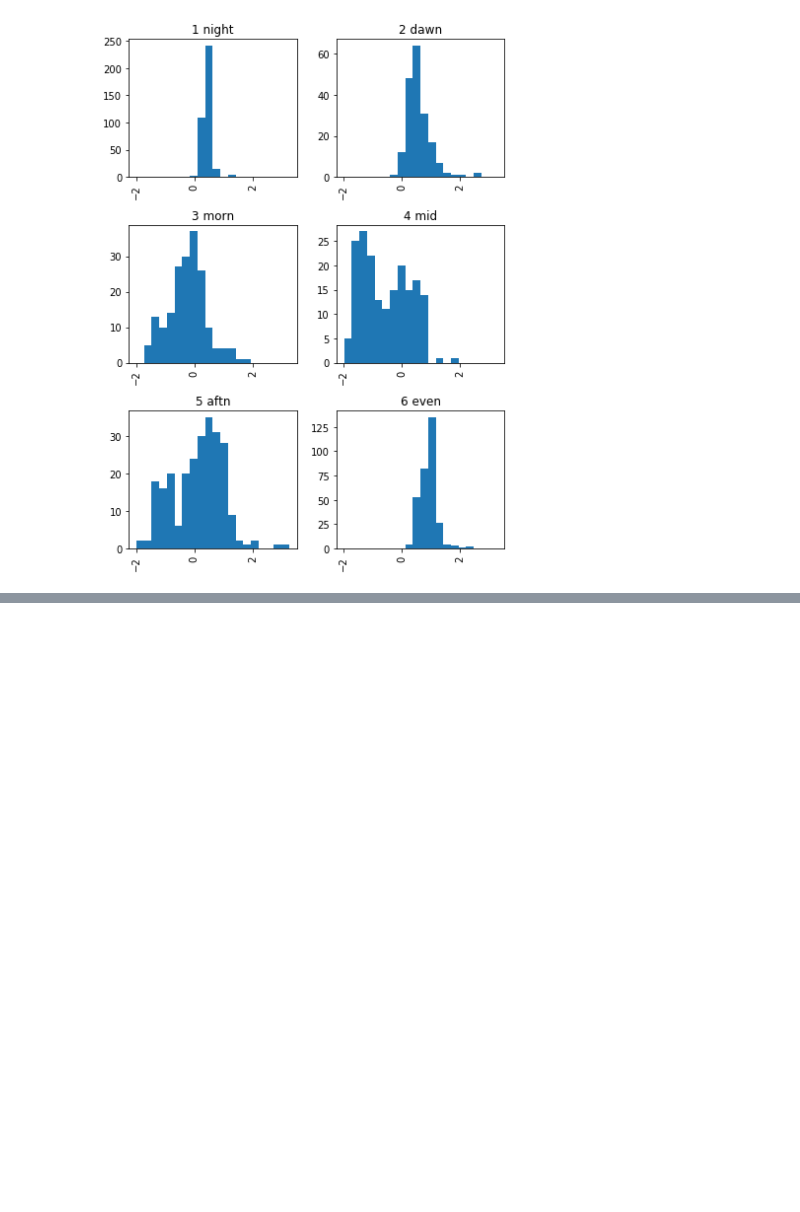
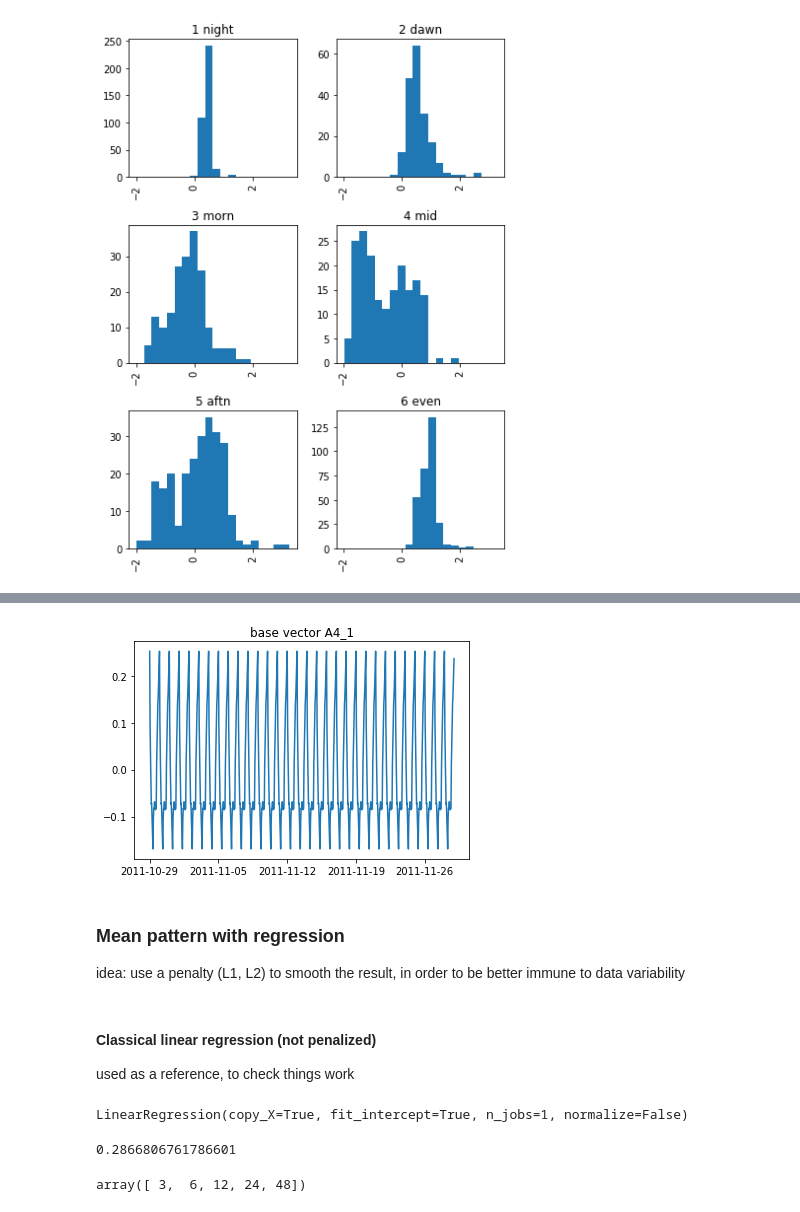
Before and after one commit to pierre-haessig/solarhome-control-bench, a Jupyter notebook: modeling/Input_Markov_model.ipynb, the cells around one changed output, grey strips where cells are left out. Drawn from its saved outputs; the diff is of its cells as text; code cells hidden in the pictures; blank space fills up the shorter version.

```diff
--- a/modeling/Input_Markov_model.ipynb
+++ b/modeling/Input_Markov_model.ipynb
@@ -310,0 +422,26 @@ from sklearn import linear_model
+# %%
+plt.plot(P_nl.index, Xdb2[:,0])
+plt.title('base vector '+ b_names[0]);
+# %% [output]
+[figure, added]
+# %% [markdown]
+### Mean pattern with regression
+
+idea: use a penalty (L1, L2) to smooth the result, in order to be better immune to data variability
+# %% [markdown]
+#### Classical linear regression (not penalized)
+
+used as a reference, to check things work
+# %%
+reg = linear_model.LinearRegression()
+reg.fit(Xdb2, P_nl)
+# %% [output]
+LinearRegression(copy_X=True, fit_intercept=True, n_jobs=1, normalize=False)
+# %%
+reg.intercept_
+# %% [output]
+0.2866806761786601
+# %%
+np.cumsum(w_lens)
+# %% [output]
+array([ 3,  6, 12, 24, 48])
```
Also changed, not shown: parts of 42 cells of this notebook, 5 other files.
